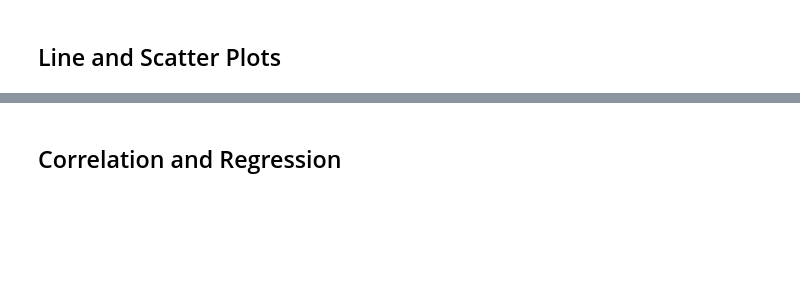
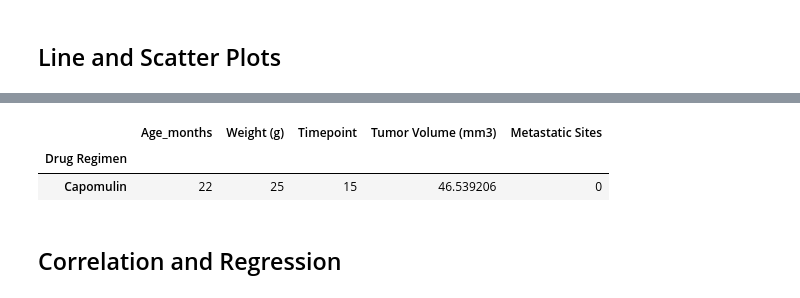
Before and after one commit to lstredler/MatPlotLib-challenge, a Jupyter notebook: pymaceuticals_final.ipynb, the cells around one changed output, grey strips where cells are left out. Cells and saved outputs as stored; diff of their text form; code cells hidden in the pictures; blank space fills up the shorter version.

```diff
--- a/pymaceuticals_starter.ipynb
+++ b/pymaceuticals_final.ipynb
@@ -391,3 +350,13 @@ x_limit = 80
+# %%
+capomulin= mouse_meta_study_df[mouse_meta_study_df["Drug Regimen"].isin(["Capomulin"])]
+capomulin
+
+capomulin_df = capomulin.groupby(["Drug Regimen"]).last(["Timepoint"])
+capomulin_df
+# %% [output]
+|  | Age_months | Weight (g) | Timepoint | Tumor Volume (mm3) | Metastatic Sites |
+| Drug Regimen |  |  |  |  |  |
+| Capomulin | 22 | 25 | 15 | 46.539206 | 0 |
 # %%
 # Generate a scatter plot depicting mouse weight versus average tumor volume for the Capomulin regimen
 # %% [markdown]
```
Also changed, not shown: parts of 7 cells of this notebook, 1 other file.
